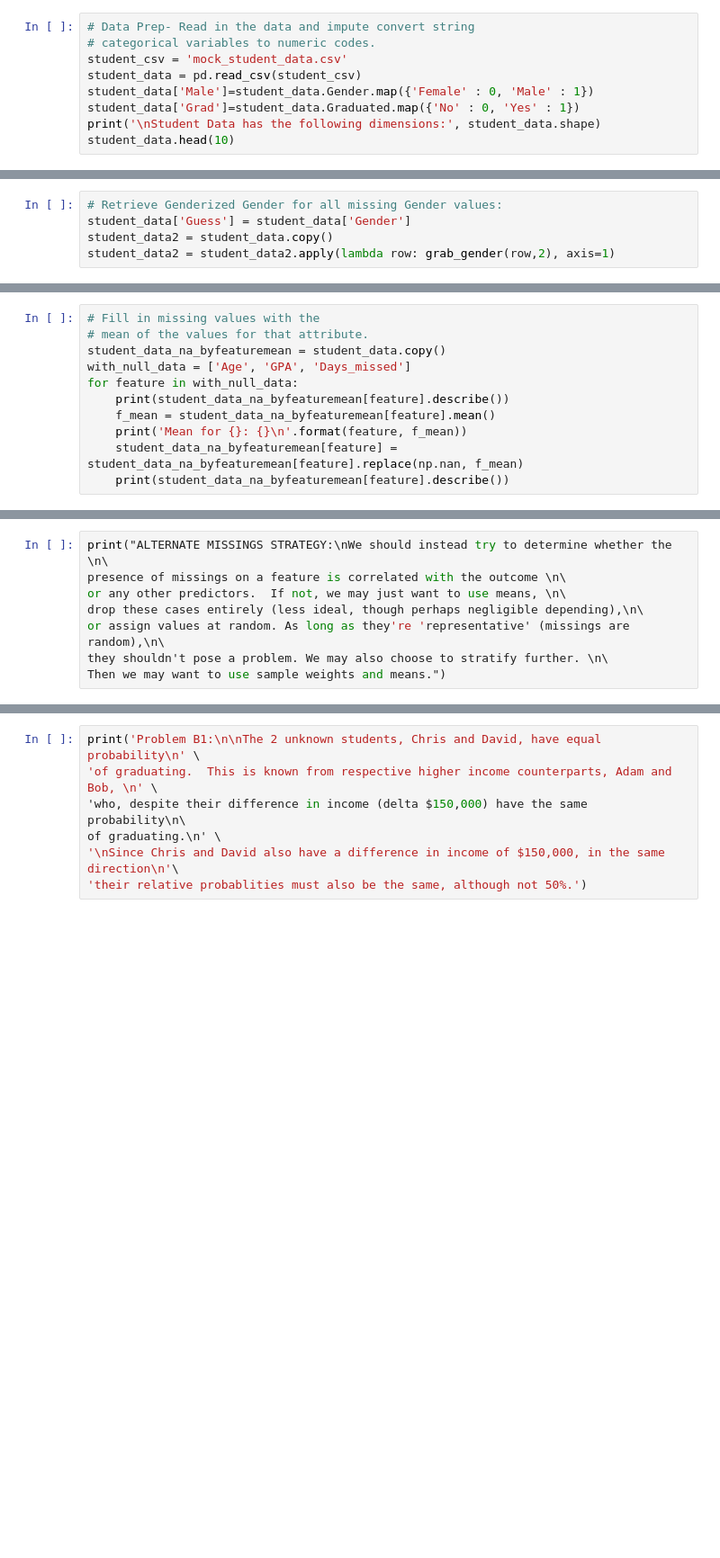
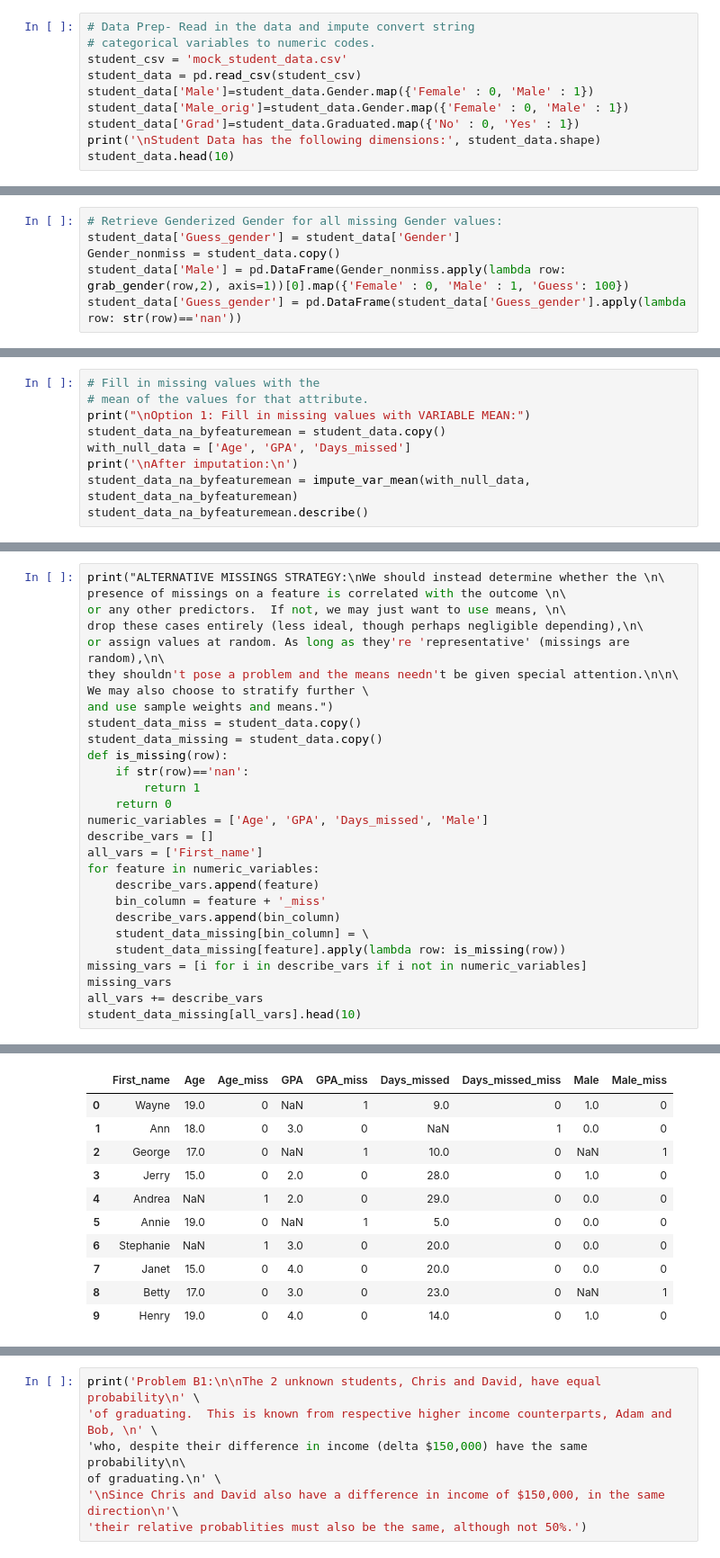
Before and after one commit to rduvoisin/cappml, a Jupyter notebook: pa1/pa1_report.ipynb, the cells around one changed output, grey strips where cells are left out. Shown at 90% size. Saved outputs shown, nothing was run; the diff lists cells and outputs as text; blank space fills up the shorter version.

```diff
--- a/pa1/pa1_report.ipynb
+++ b/pa1/pa1_report.ipynb
@@ -71,6 +109,7 @@ def convert_na_by_class_mean(row, column, unique_classes=None,
 student_csv = 'mock_student_data.csv'
 student_data = pd.read_csv(student_csv)
 student_data['Male']=student_data.Gender.map({'Female' : 0, 'Male' : 1})
+student_data['Male_orig']=student_data.Gender.map({'Female' : 0, 'Male' : 1})
 student_data['Grad']=student_data.Graduated.map({'No' : 0, 'Yes' : 1})
 print('\nStudent Data has the following dimensions:', student_data.shape)
 student_data.head(10)
@@ -116,6 +155,7 @@ Name: Grad, dtype: float64
 # %%
 # Retrieve Genderized Gender for all missing Gender values:
-student_data['Guess'] = student_data['Gender']
-student_data2 = student_data.copy()
-student_data2 = student_data2.apply(lambda row: grab_gender(row,2), axis=1)
+student_data['Guess_gender'] = student_data['Gender']
+Gender_nonmiss = student_data.copy()
+student_data['Male'] = pd.DataFrame(Gender_nonmiss.apply(lambda row: grab_gender(row,2), axis=1))[0].map({'Female' : 0, 'Male' : 1, 'Guess': 100})
+student_data['Guess_gender'] = pd.DataFrame(student_data['Guess_gender'].apply(lambda row: str(row)=='nan'))
 # %% [output]
@@ -129,12 +182,10 @@ KeyError: 'Gender_guess'
 # %%
 # Fill in missing values with the
 # mean of the values for that attribute.
+print("\nOption 1: Fill in missing values with VARIABLE MEAN:")
 student_data_na_byfeaturemean = student_data.copy()
 with_null_data = ['Age', 'GPA', 'Days_missed']
-for feature in with_null_data:
-    print(student_data_na_byfeaturemean[feature].describe())
-    f_mean = student_data_na_byfeaturemean[feature].mean()
-    print('Mean for {}: {}\n'.format(feature, f_mean))
-    student_data_na_byfeaturemean[feature] = student_data_na_byfeaturemean[feature].replace(np.nan, f_mean)
-    print(student_data_na_byfeaturemean[feature].describe())
+print('\nAfter imputation:\n')
+student_data_na_byfeaturemean = impute_var_mean(with_null_data, student_data_na_byfeaturemean)
+student_data_na_byfeaturemean.describe()
 # %% [output]
@@ -193,9 +243,29 @@ Name: Days_missed, dtype: float64
 # %%
-print("ALTERNATE MISSINGS STRATEGY:\nWe should instead try to determine whether the \n\
+print("ALTERNATIVE MISSINGS STRATEGY:\nWe should instead determine whether the \n\
 presence of missings on a feature is correlated with the outcome \n\
 or any other predictors.  If not, we may just want to use means, \n\
 drop these cases entirely (less ideal, though perhaps negligible depending),\n\
 or assign values at random. As long as they're 'representative' (missings are random),\n\
-they shouldn't pose a problem. We may also choose to stratify further. \n\
-Then we may want to use sample weights and means.")
+they shouldn't pose a problem and the means needn't be given special attention.\n\n\
+We may also choose to stratify further \
+and use sample weights and means.")
+student_data_miss = student_data.copy()
+student_data_missing = student_data.copy()
+def is_missing(row):
+    if str(row)=='nan':
+        return 1
+    return 0
+numeric_variables = ['Age', 'GPA', 'Days_missed', 'Male']
+describe_vars = []
+all_vars = ['First_name']
+for feature in numeric_variables:
+    describe_vars.append(feature)
+    bin_column = feature + '_miss'
+    describe_vars.append(bin_column)
+    student_data_missing[bin_column] = \
+    student_data_missing[feature].apply(lambda row: is_missing(row))
+missing_vars = [i for i in describe_vars if i not in numeric_variables]
+missing_vars
+all_vars += describe_vars
+student_data_missing[all_vars].head(10)
 # %% [output]
@@ -209,0 +281,11 @@ Then we may want to use sample weights and means.
+|  | First_name | Age | Age_miss | GPA | GPA_miss | Days_missed | Days_missed_miss | Male | Male_miss |
+| 0 | Wayne | 19.0 | 0 | NaN | 1 | 9.0 | 0 | 1.0 | 0 |
+| 1 | Ann | 18.0 | 0 | 3.0 | 0 | NaN | 1 | 0.0 | 0 |
+| 2 | George | 17.0 | 0 | NaN | 1 | 10.0 | 0 | NaN | 1 |
+| 3 | Jerry | 15.0 | 0 | 2.0 | 0 | 28.0 | 0 | 1.0 | 0 |
+| 4 | Andrea | NaN | 1 | 2.0 | 0 | 29.0 | 0 | 0.0 | 0 |
+| 5 | Annie | 19.0 | 0 | NaN | 1 | 5.0 | 0 | 0.0 | 0 |
+| 6 | Stephanie | NaN | 1 | 3.0 | 0 | 20.0 | 0 | 0.0 | 0 |
+| 7 | Janet | 15.0 | 0 | 4.0 | 0 | 20.0 | 0 | 0.0 | 0 |
+| 8 | Betty | 17.0 | 0 | 3.0 | 0 | 23.0 | 0 | NaN | 1 |
+| 9 | Henry | 19.0 | 0 | 4.0 | 0 | 14.0 | 0 | 1.0 | 0 |
```
Also changed, not shown: parts of 11 cells of this notebook.
